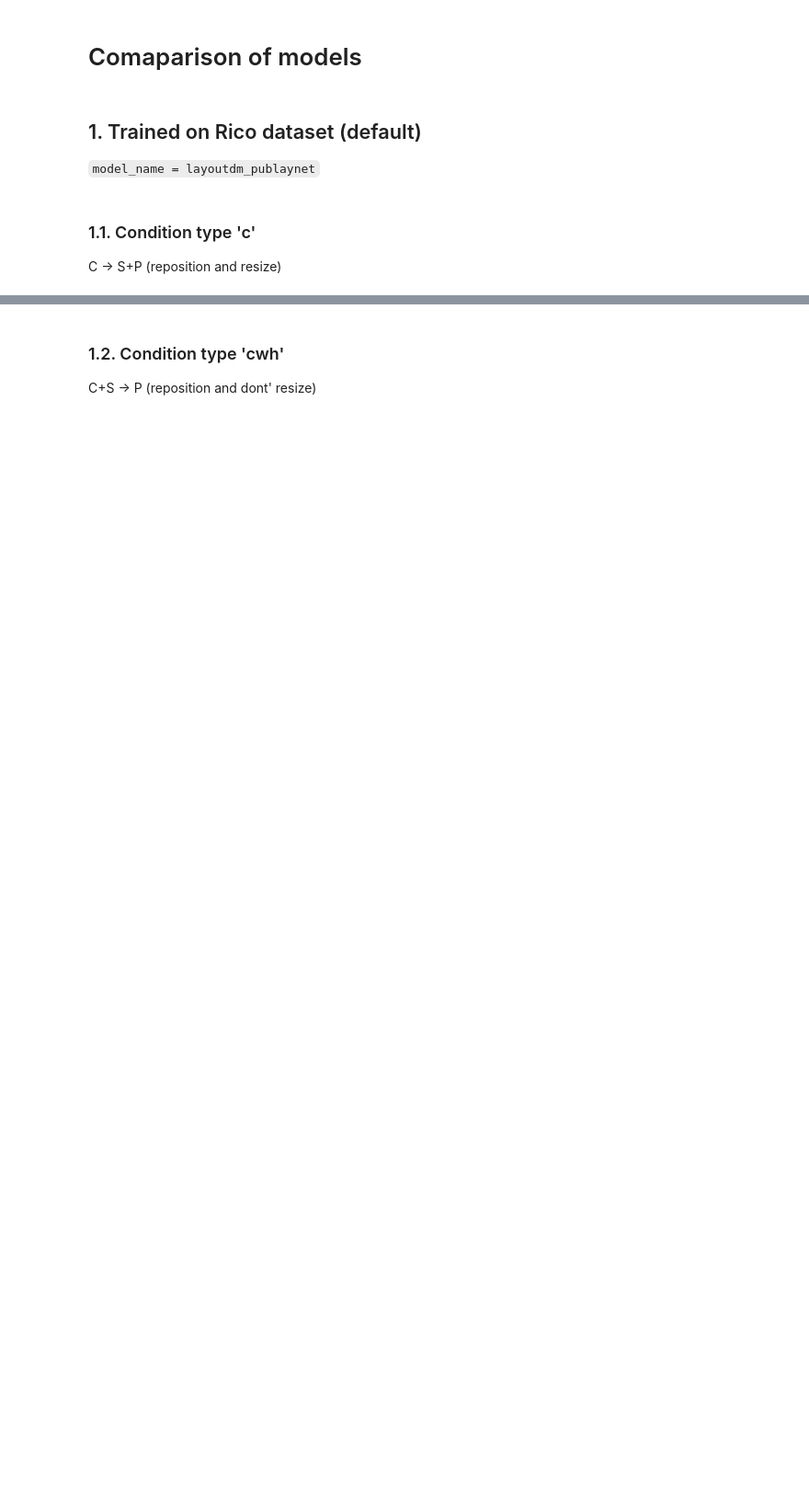
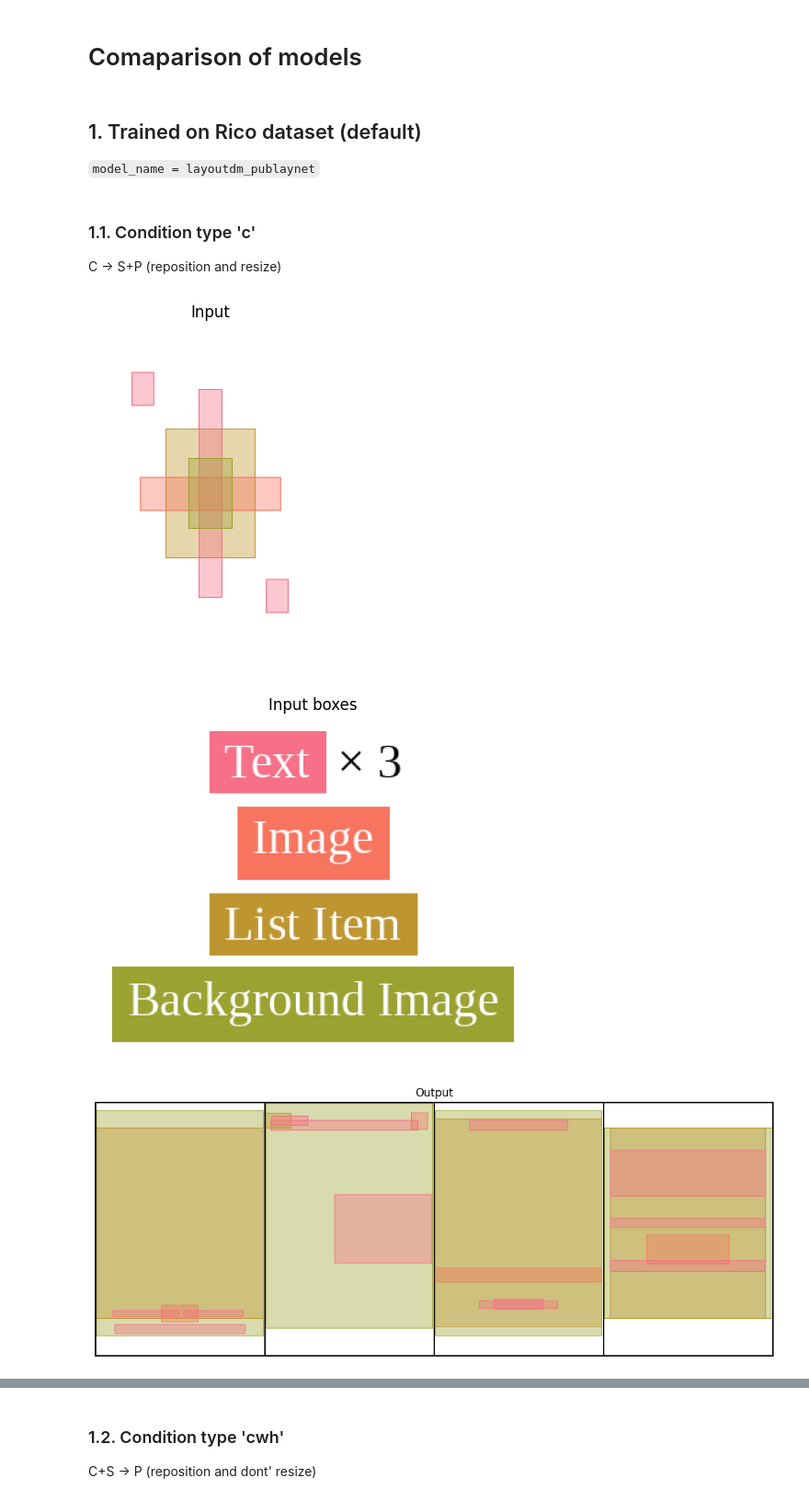
Before and after one commit to matthiaskozubal/layout-dm, a Jupyter notebook: notebooks/demo_custom_input.ipynb, the cells around one changed output, grey strips where cells are left out. Shown at 92% size. Cells and saved outputs as stored; diff of their text form; code cells hidden in the pictures; blank space fills up the shorter version.

```diff
--- a/notebooks/demo_custom_input.ipynb
+++ b/notebooks/demo_custom_input.ipynb
@@ -41,4 +77,8 @@ custom_input_from_data_directory, list_files = generate_input_from_data_director
 ### 1.1. Condition type 'c'
 C -> S+P (reposition and resize)
 # %%
-pred = predict_layout(custom_input_from_tensor_default, model_name='layoutdm_rico', cond_type='c', plot_images=True, print_output=False)
+pred = predict_layout(custom_input_from_tensor_default, model_name='layoutdm_rico', cond_type='c', plot_images=True, verbatim=True)
+# %% [output]
+[figure, added]
+[figure, added]
+[figure, added]
```
Also changed, not shown: parts of 20 cells of this notebook, 25 other files.
